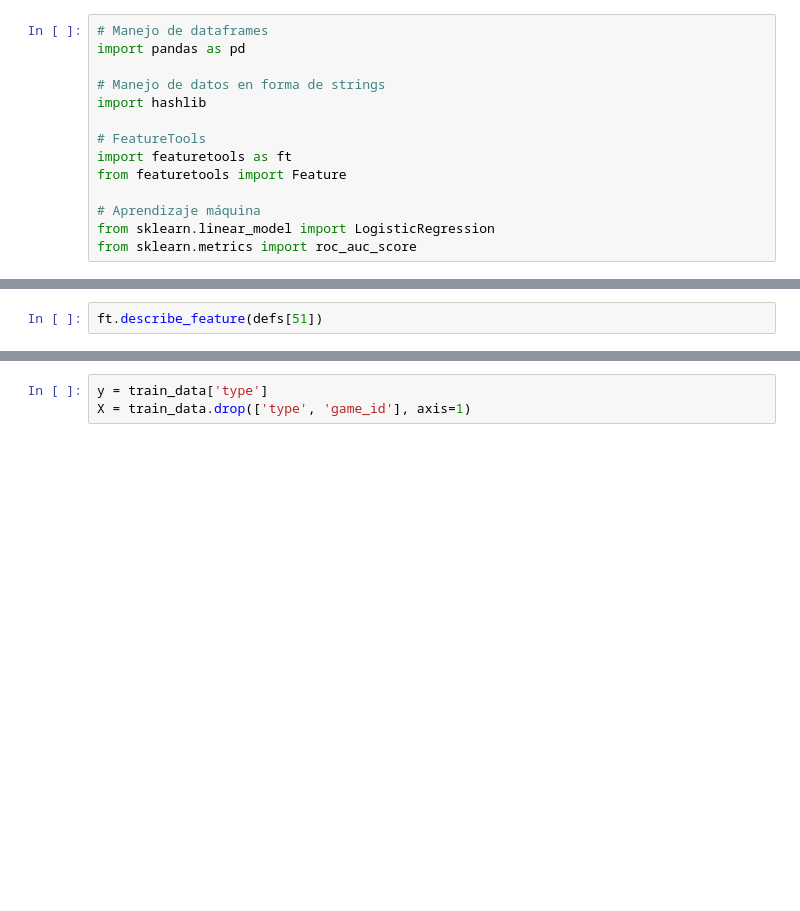
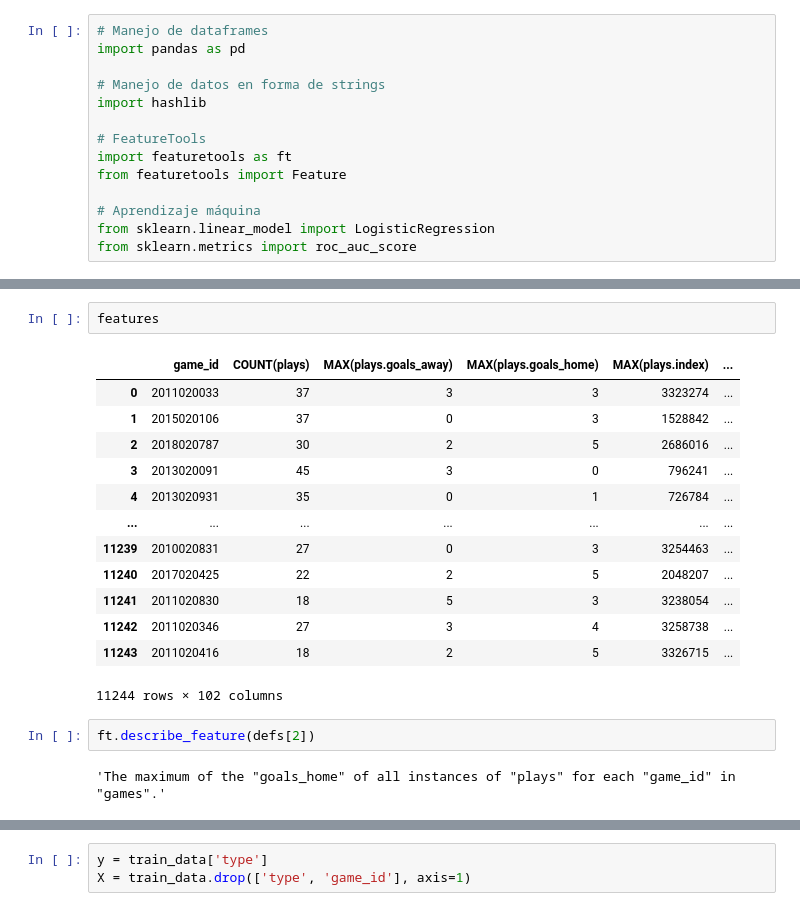
Before and after one commit to mcd-unison/ing-caract, a Jupyter notebook: ejemplos/featuretools/NHL_Games.ipynb, the cells around one changed output, grey strips where cells are left out. Cells and saved outputs as stored; diff of their text form; blank space fills up the shorter version.

```diff
--- a/ejemplos/featuretools/NHL_Games.ipynb
+++ b/ejemplos/featuretools/NHL_Games.ipynb
@@ -90,5 +140,23 @@ features.shape
+# %%
+features
+# %% [output]
+|  | game_id | COUNT(plays) | MAX(plays.goals_away) | MAX(plays.goals_home) | MAX(plays.index) | ... |
+| 0 | 2011020033 | 37 | 3 | 3 | 3323274 | ... |
+| 1 | 2015020106 | 37 | 0 | 3 | 1528842 | ... |
+| 2 | 2018020787 | 30 | 2 | 5 | 2686016 | ... |
+| 3 | 2013020091 | 45 | 3 | 0 | 796241 | ... |
+| 4 | 2013020931 | 35 | 0 | 1 | 726784 | ... |
+| ... | ... | ... | ... | ... | ... | ... |
+| 11239 | 2010020831 | 27 | 0 | 3 | 3254463 | ... |
+| 11240 | 2017020425 | 22 | 2 | 5 | 2048207 | ... |
+| 11241 | 2011020830 | 18 | 5 | 3 | 3238054 | ... |
+| 11242 | 2011020346 | 27 | 3 | 4 | 3258738 | ... |
+| 11243 | 2011020416 | 18 | 2 | 5 | 3326715 | ... |
+11244 rows × 102 columns
 # %%
-ft.describe_feature(defs[51])
+ft.describe_feature(defs[2])
+# %% [output]
+'The maximum of the "goals_home" of all instances of "plays" for each "game_id" in "games".'
 # %%
 # assign labels to the generated features
 train_data = features.merge(game_df[['game_id', 'type']], on="game_id")
```
Also changed, not shown: parts of 13 cells of this notebook, 5 other files.
